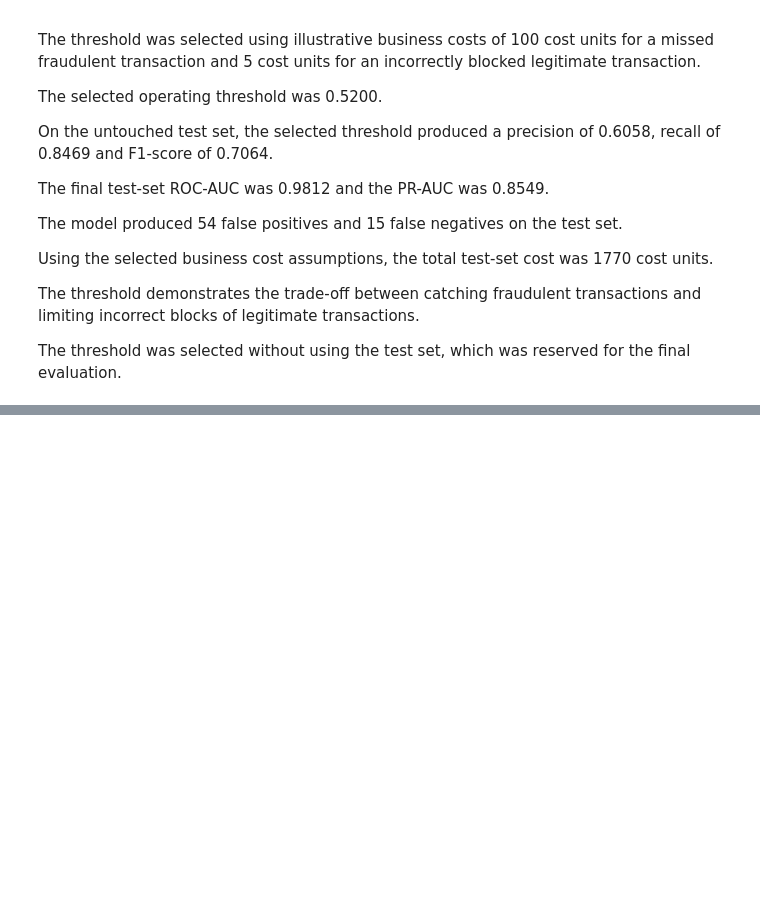
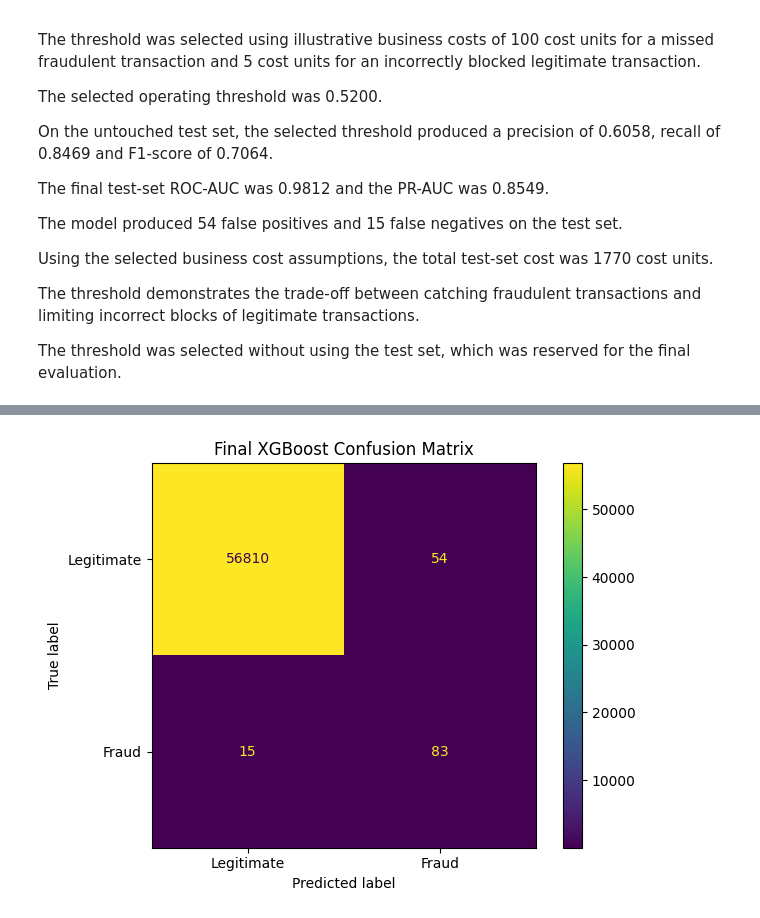
Before and after one commit to francisparwez/credit-card-fraud-detection, a Jupyter notebook: notebooks/credit_card_fraud_detection.ipynb, the cells around one changed output, grey strips where cells are left out. Saved outputs shown, nothing was run; the diff lists cells and outputs as text; code cells hidden in the pictures; blank space fills up the shorter version.

```diff
--- a/notebooks/01_credit_card_fraud_detection.ipynb
+++ b/notebooks/credit_card_fraud_detection.ipynb
@@ -1878,0 +1925,22 @@ The threshold was selected without using the test set, which was reserved for th
+# %%
+from sklearn.metrics import ConfusionMatrixDisplay
+
+ConfusionMatrixDisplay.from_predictions(
+    y_test,
+    test_predictions,
+    display_labels=["Legitimate", "Fraud"],
+    values_format="d"
+)
+
+plt.title("Final XGBoost Confusion Matrix")
+plt.tight_layout()
+
+plt.savefig(
+    "../images/12_final_confusion_matrix.png",
+    dpi=300,
+    bbox_inches="tight"
+)
+
+plt.show()
+# %% [output]
+[figure, added]
```
Also changed, not shown: parts of 14 cells of this notebook, 5 other files.
